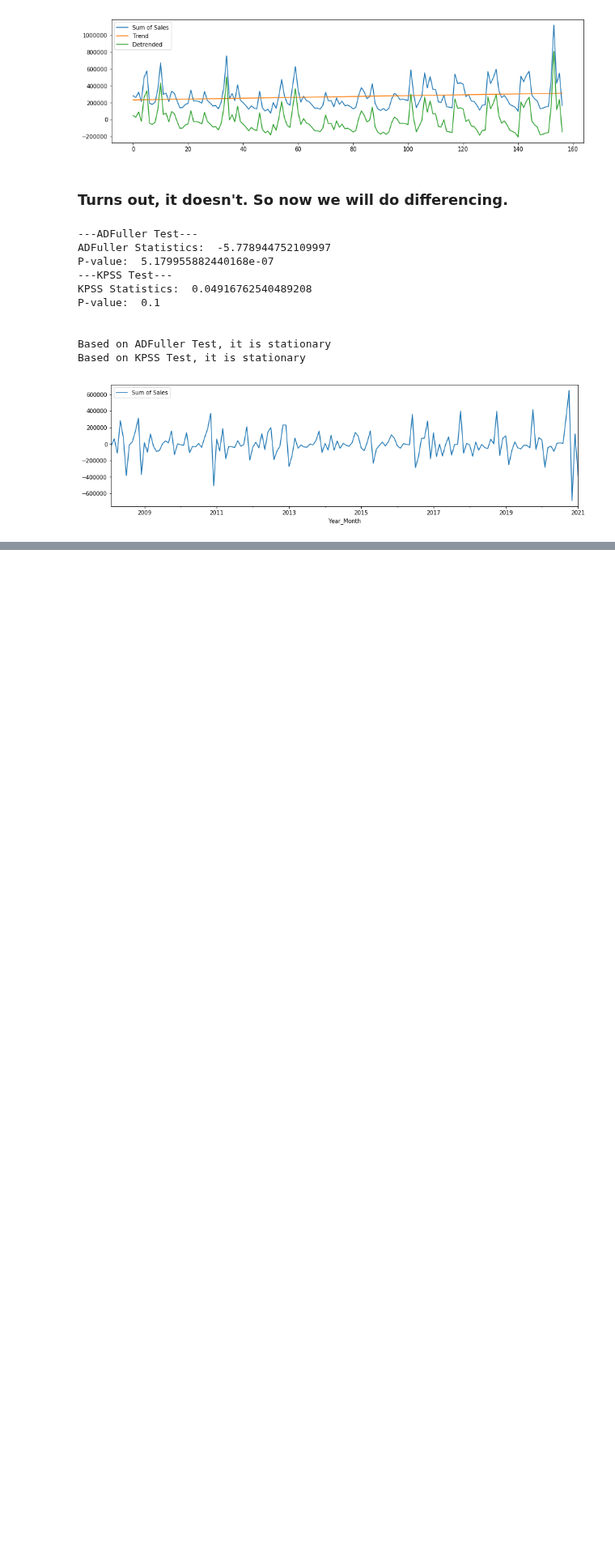
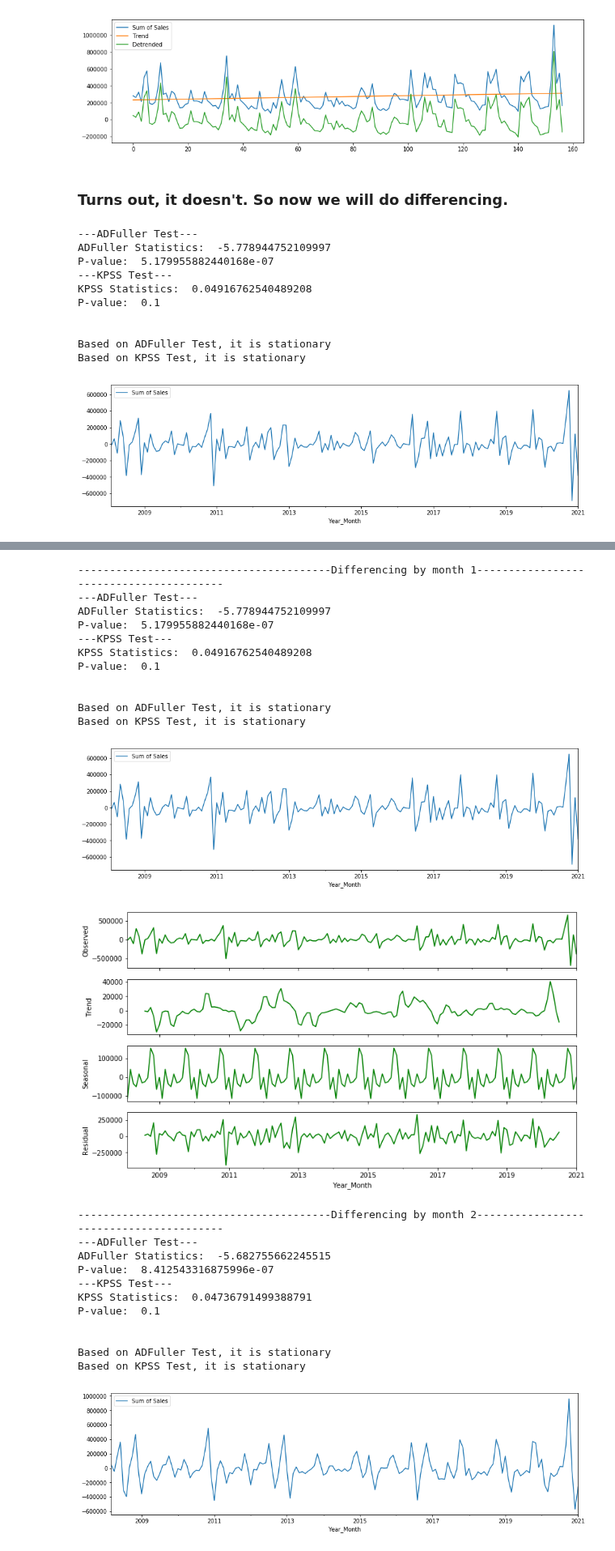
Before and after one commit to rnair7163/LabelMaster_Sales_Forecasting, a Jupyter notebook: Sales_Data/monthly_sales_eda.ipynb, the cells around one changed output, grey strips where cells are left out. Shown at 81% size. Cells and saved outputs as stored; diff of their text form; code cells hidden in the pictures; blank space fills up the shorter version.

```diff
--- a/Sales_Data/monthly_sales_eda.ipynb
+++ b/Sales_Data/monthly_sales_eda.ipynb
@@ -185,0 +207,44 @@ Based on KPSS Test, it is stationary
+# %%
+for i in range(1,13):
+    print(40*('-') + "Differencing by month " + str(i) + 40*('-'))
+    books_grouped_diff = books_grouped.diff(periods=i)
+    stationarity_testing(books_grouped_diff[i:])
+    rcParams['figure.figsize'] = 12, 7
+    decomposition = sm.tsa.seasonal_decompose(books_grouped_diff.dropna(), model='additive')
+    fig, axes = plt.subplots(4, 1, sharex=True)
+    decomposition.observed.plot(ax=axes[0], legend=False, color='g')
+    axes[0].set_ylabel('Observed')
+    decomposition.trend.plot(ax=axes[1], legend=False, color='g')
+    axes[1].set_ylabel('Trend')
+    decomposition.seasonal.plot(ax=axes[2], legend=False, color = 'g')
+    axes[2].set_ylabel('Seasonal')
+    decomposition.resid.plot(ax=axes[3], legend=False, color='g')
+    axes[3].set_ylabel('Residual')
+    plt.show()
+    print('\n')
+# %% [output]
+----------------------------------------Differencing by month 1----------------------------------------
+---ADFuller Test---
+ADFuller Statistics:  -5.778944752109997
+P-value:  5.179955882440168e-07
+---KPSS Test---
+KPSS Statistics:  0.04916762540489208
+P-value:  0.1
+
+
+Based on ADFuller Test, it is stationary
+Based on KPSS Test, it is stationary
+[figure, added]
+[figure, added]
+----------------------------------------Differencing by month 2----------------------------------------
+---ADFuller Test---
+ADFuller Statistics:  -5.682755662245515
+P-value:  8.412543316875996e-07
+---KPSS Test---
+KPSS Statistics:  0.04736791499388791
+P-value:  0.1
+
+
+Based on ADFuller Test, it is stationary
+Based on KPSS Test, it is stationary
+[figure, added]
```
Also changed, not shown: parts of 8 cells of this notebook.
